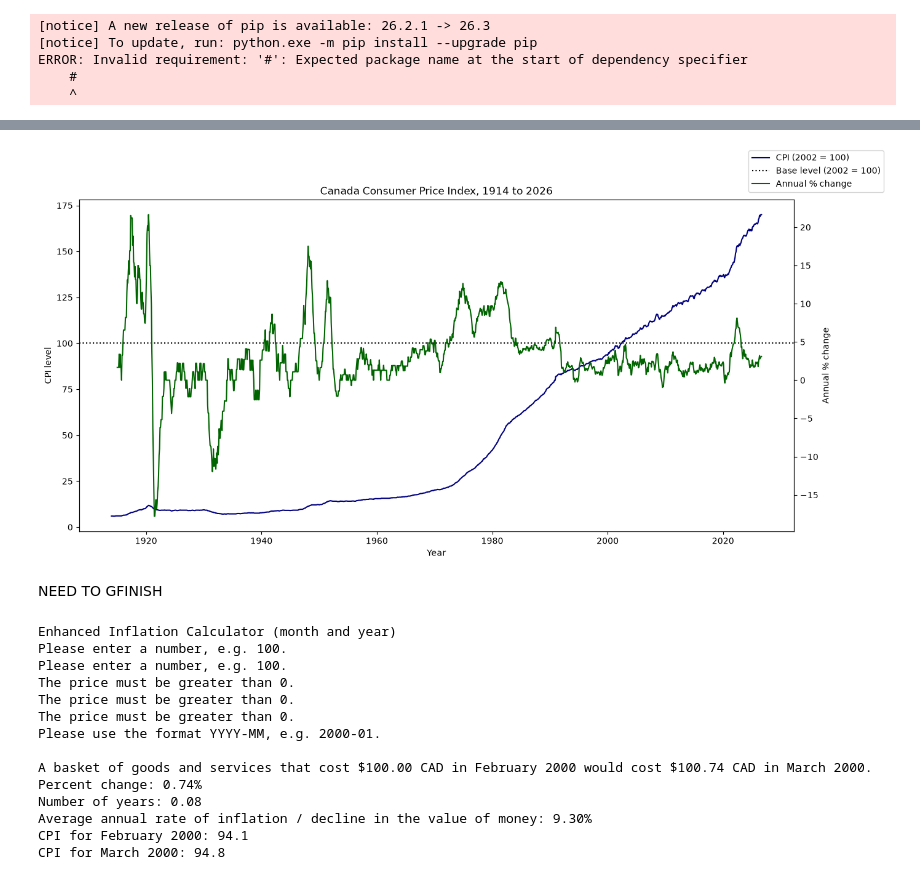
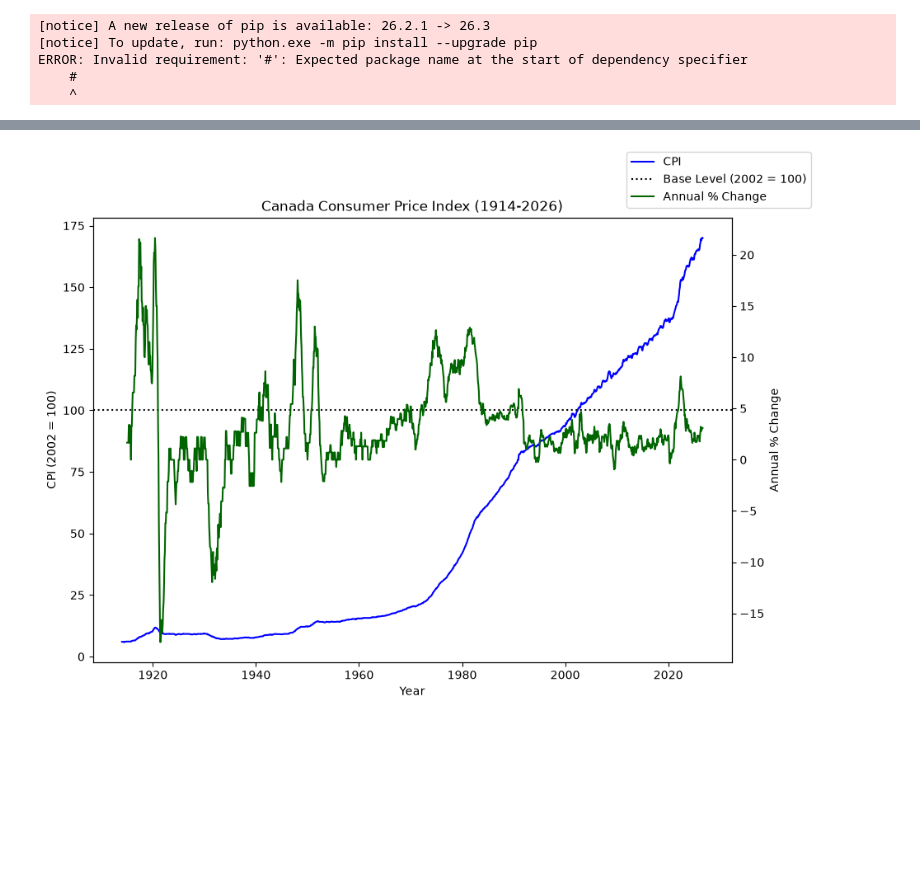
Before and after one commit to elyssadest/FINE3300-2026-A2, a Jupyter notebook: p.ipynb, the cells around one changed output, grey strips where cells are left out. Drawn from its saved outputs; the diff is of its cells as text; code cells hidden in the pictures; blank space fills up the shorter version.

```diff
--- a/p.ipynb
+++ b/p.ipynb
@@ -72,0 +42,3 @@ annual = df.groupby(df["Date"].dt.year)["CPI"].mean().round(1)  # yearly average
+# %%
+inflation = pd.read_csv('STATIC_INFLATIONCALC.csv', skiprows=8)
+display(inflation)
@@ -73,18 +59,24 @@ annual = df.groupby(df["Date"].dt.year)["CPI"].mean().round(1)  # yearly average
+# %%
+inflation.columns = ['date', 'CPI']
+inflation['date'] = pd.to_datetime(inflation['date']) #change the dates from text to dates
+inflation['change'] = inflation['CPI'].pct_change(12) * 100 #annual % change
 # %%
-# ---------- 2. Graph ----------
-fig, ax1 = plt.subplots(figsize=(15, 7))# create the figure and the left axis
+fig, ax = plt.subplots(figsize=(10,7))
 
-ax1.plot(df["Date"], df["CPI"], color="navy", label="CPI (2002 = 100)")  # CPI line on the left axis
-ax1.axhline(100, color="black", linestyle=":", label="Base level (2002 = 100)")  # dotted line through the base level
+ax.plot(inflation['date'], inflation['CPI'], color='blue', label='CPI')
+ax.axhline(100, color='black', linestyle=':', label='Base Level (2002 = 100)')
+ax.set_xlabel('Year')
+ax.set_ylabel('CPI (2002 = 100)')
 
-ax1.set_xlabel("Year")  # x-axis label
-ax1.set_ylabel("CPI level")  # left y-axis label
-ax2 = ax1.twinx()  # second y-axis on the right side
+ax2 = ax.twinx() #right side axis
+ax2.plot(inflation['date'], inflation['change'], color='darkgreen', label='Annual % Change')
+ax2.set_ylabel('Annual % Change') #axis label
 
-ax2.plot(df["Date"], df["Change"], color="darkgreen", label="Annual % change")  # % change on the right axis
-ax2.set_ylabel("Annual % change")  # right y-axis label
-plt.title('Canada Consumer Price Index, 1914 to 2026')  # graph title
-fig.legend() # one legend for both axes, below the graph
+ax.set_title('Canada Consumer Price Index (1914-2026)') # graph title
+
+fig.legend() #gives legend for graph
+
+plt.savefig('cpi_graph.png')
 plt.show() # display the graph
 # %% [output]
-[figure, old version]
+[figure, new version]
@@ -101,2 +82,0 @@ def get_price():  # asks for a price until a valid one is entered
-# %% [markdown]
-NEED TO GFINISH
@@ -114,34 +82,0 @@ def get_date(label):  # asks for a date until a valid one is entered
-# %%
-def month_calculator(price, date1, date2):  # calculator that uses months instead of years
-    cpi1 = df.loc[df["Date"] == date1, "CPI"].iloc[0]  # CPI for the first month
-    cpi2 = df.loc[df["Date"] == date2, "CPI"].iloc[0]  # CPI for the second month
-    months = (date2.year - date1.year) * 12 + (date2.month - date1.month)  # number of months between the dates
-    years = months / 12  # convert months to years
-    cost2 = price * cpi2 / cpi1  # BoC formula: Cost2 = Cost1 x (CPI2 / CPI1)
-    change = (cost2 - price) / price * 100  # BoC formula: percent change
-    rate = (np.power(cpi2 / cpi1, 1 / years) - 1) * 100 if years != 0 else 0  # compound average yearly rate
-    print(f"\nA basket of goods and services that cost ${price:,.2f} CAD in {date1:%B %Y} would cost ${cost2:,.2f} CAD in {date2:%B %Y}.")  # main result
-    print(f"Percent change: {change:.2f}%")  # percent change
-    print(f"Number of years: {round(abs(years), 2)}")  # years between the two dates
-    print(f"Average annual rate of inflation / decline in the value of money: {rate:.2f}%")  # yearly rate
-    print(f"CPI for {date1:%B %Y}: {cpi1:.1f}")  # CPI for the first month
-    print(f"CPI for {date2:%B %Y}: {cpi2:.1f}")  # CPI for the second month
-
-# ---------- Run the enhanced calculator ----------
-print("Enhanced Inflation Calculator (month and year)")  # heading
-month_calculator(get_price(), get_date("First date"), get_date("Second date"))  # ask the user and show the results
-# %% [output]
-Enhanced Inflation Calculator (month and year)
-Please enter a number, e.g. 100.
-Please enter a number, e.g. 100.
-The price must be greater than 0.
-The price must be greater than 0.
-The price must be greater than 0.
-Please use the format YYYY-MM, e.g. 2000-01.
-
-A basket of goods and services that cost $100.00 CAD in February 2000 would cost $100.74 CAD in March 2000.
-Percent change: 0.74%
-Number of years: 0.08
-Average annual rate of inflation / decline in the value of money: 9.30%
-CPI for February 2000: 94.1
-CPI for March 2000: 94.8
```
Also changed, not shown: parts of 11 cells of this notebook, 1 other file.
